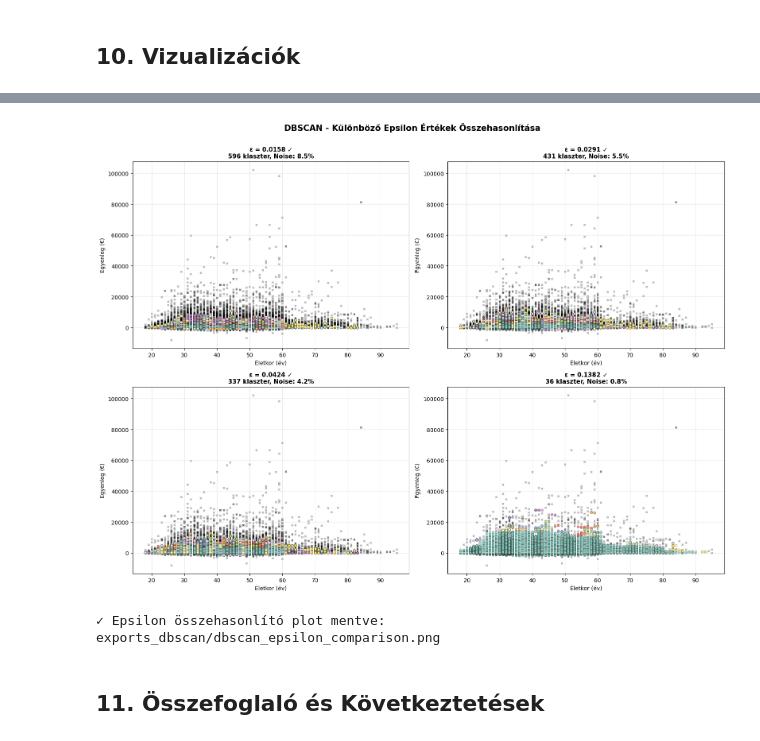
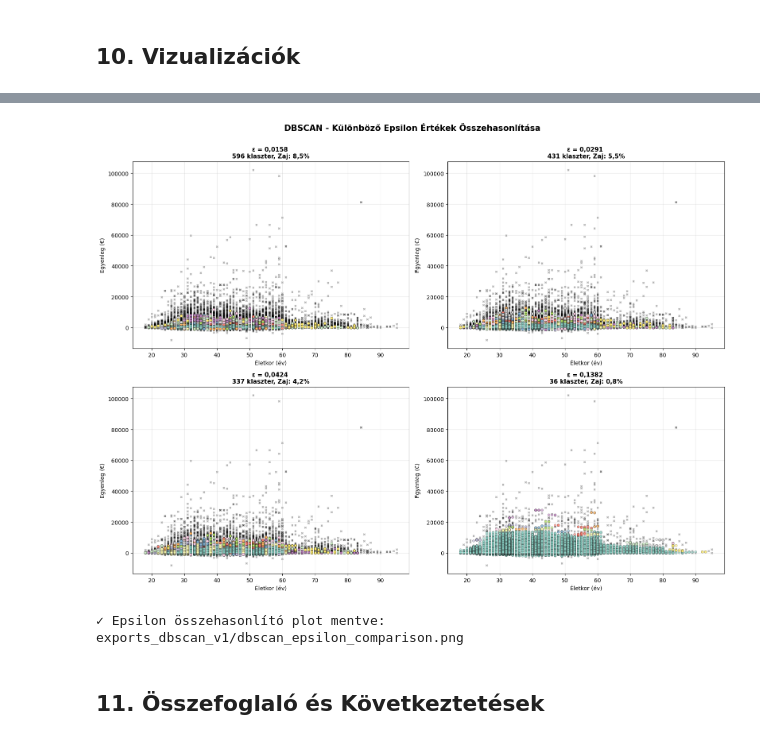
Before and after one commit to timbalv/bank_segmentation_ml, a Jupyter notebook: dbscan-v1.ipynb, the cells around one changed output, grey strips where cells are left out. Saved outputs shown, nothing was run; the diff lists cells and outputs as text; code cells hidden in the pictures.

```diff
--- a/dbscan-v1.ipynb
+++ b/dbscan-v1.ipynb
@@ -550,12 +558,12 @@ for idx, cluster_id in enumerate(unique_labels):
     if cluster_id == -1:
         # Noise pontok - fekete
         ax.scatter(cluster_data['age'], cluster_data['balance'],
-                  label=f'Noise ({len(cluster_data):,} pont, {len(cluster_data)/len(df)*100:.1f}%)',
+                  label=f'Zaj ({len(cluster_data):} pont, {len(cluster_data)/len(df)*100:.1f}%)'.replace('.',','),
                   alpha=0.4, s=20, c='black', marker='x', linewidths=0.5)
     else:
         # Klaszter pontok
         ax.scatter(cluster_data['age'], cluster_data['balance'],
-                  label=f'Cluster {cluster_id} ({len(cluster_data):,} pont, {len(cluster_data)/len(df)*100:.1f}%)',
+                  label=f'Klaszter {cluster_id} ({len(cluster_data):} pont, {len(cluster_data)/len(df)*100:.1f}%)'.replace('.',','),
                   alpha=0.6, s=40, c=[colors[idx]], edgecolors='black', linewidths=0.5)
 
 # Core pontok kiemelése (nagyobb marker)
@@ -565,14 +573,15 @@ core_points = df[core_mask]
 
 ax.scatter(core_points['age'], core_points['balance'],
           s=100, facecolors='none', edgecolors='red', linewidths=1.5,
-          label=f'Core pontok ({len(core_points):,})', alpha=0.5, zorder=5)
+          label=f'Core pontok ({len(core_points):})', alpha=0.5, zorder=5)
 
 ax.set_xlabel('Életkor (év)', fontsize=13, fontweight='bold')
 ax.set_ylabel('Számlaegyenleg (€)', fontsize=13, fontweight='bold')
-ax.set_title(f'DBSCAN Klaszterezés - Age vs Balance\n' +
-            f'ε = {optimal_eps:.4f}, MinPts = {min_pts}, ' +
+ax.set_title(f'DBSCAN klaszterezés életkor és egyenleg szerint\n' +
+            f'ε = {optimal_eps:.4f}, '.replace('.',',') +
+            f'MinPts = {min_pts}, ' +
             f'{optimal_result["n_clusters"]} klaszter, ' +
-            f'Noise: {optimal_result["noise_ratio"]:.1f}%',
+            f'Zaj: {optimal_result["noise_ratio"]:.1f}%'.replace('.',','),
             fontsize=15, fontweight='bold', pad=20)
 ax.legend(loc='upper right', fontsize=10, framealpha=0.95, edgecolor='black')
 ax.grid(True, alpha=0.3, linestyle='--')
@@ -599,38 +608,38 @@ for idx, result in enumerate(results[:4]):  # Első 4 epsilon érték
     labels = result['labels']
     eps = result['epsilon']
 
     # Színezés
     unique_labels = sorted(set(labels))
     colors = plt.cm.Set3(np.linspace(0, 1, len(unique_labels)))
 
     for label_idx, cluster_id in enumerate(unique_labels):
         cluster_mask = labels == cluster_id
 
         if cluster_id == -1:
             ax.scatter(df.loc[cluster_mask, 'age'], df.loc[cluster_mask, 'balance'],
                       alpha=0.3, s=10, c='black', marker='x')
         else:
             ax.scatter(df.loc[cluster_mask, 'age'], df.loc[cluster_mask, 'balance'],
                       alpha=0.6, s=20, c=[colors[label_idx]], edgecolors='black', linewidths=0.3)
 
-    status = "✓" if result['noise_ratio'] <= 15 else "⚠"
-    ax.set_title(f'ε = {eps:.4f} {status}\n' +
-                f'{result["n_clusters"]} klaszter, Noise: {result["noise_ratio"]:.1f}%',
+    #status = "✓" if result['noise_ratio'] <= 15 else "⚠"
+    ax.set_title(f'ε = {eps:.4f} \n'.replace('.',',') +
+                f'{result["n_clusters"]} klaszter, Zaj: {result["noise_ratio"]:.1f}%'.replace('.',','),
                 fontsize=11, fontweight='bold')
     ax.set_xlabel('Életkor (év)', fontsize=10)
     ax.set_ylabel('Egyenleg (€)', fontsize=10)
     ax.grid(True, alpha=0.3)
 
 plt.suptitle('DBSCAN - Különböző Epsilon Értékek Összehasonlítása',
             fontsize=15, fontweight='bold', y=0.995)
 plt.tight_layout(rect=[0, 0, 1, 0.99])
 plt.savefig('exports_dbscan_v1/dbscan_epsilon_comparison.png', dpi=300, bbox_inches='tight')
 plt.show()
 
 print("✓ Epsilon összehasonlító plot mentve: exports_dbscan_v1/dbscan_epsilon_comparison.png")
 # %% [output]
-[figure, old version]
+[figure, new version]
-✓ Epsilon összehasonlító plot mentve: exports_dbscan/dbscan_epsilon_comparison.png
+✓ Epsilon összehasonlító plot mentve: exports_dbscan_v1/dbscan_epsilon_comparison.png
 # %% [markdown]
 ## 11. Összefoglaló és Következtetések
 # %%
```
Also changed, not shown: parts of 6 cells of this notebook, 17 other files.
